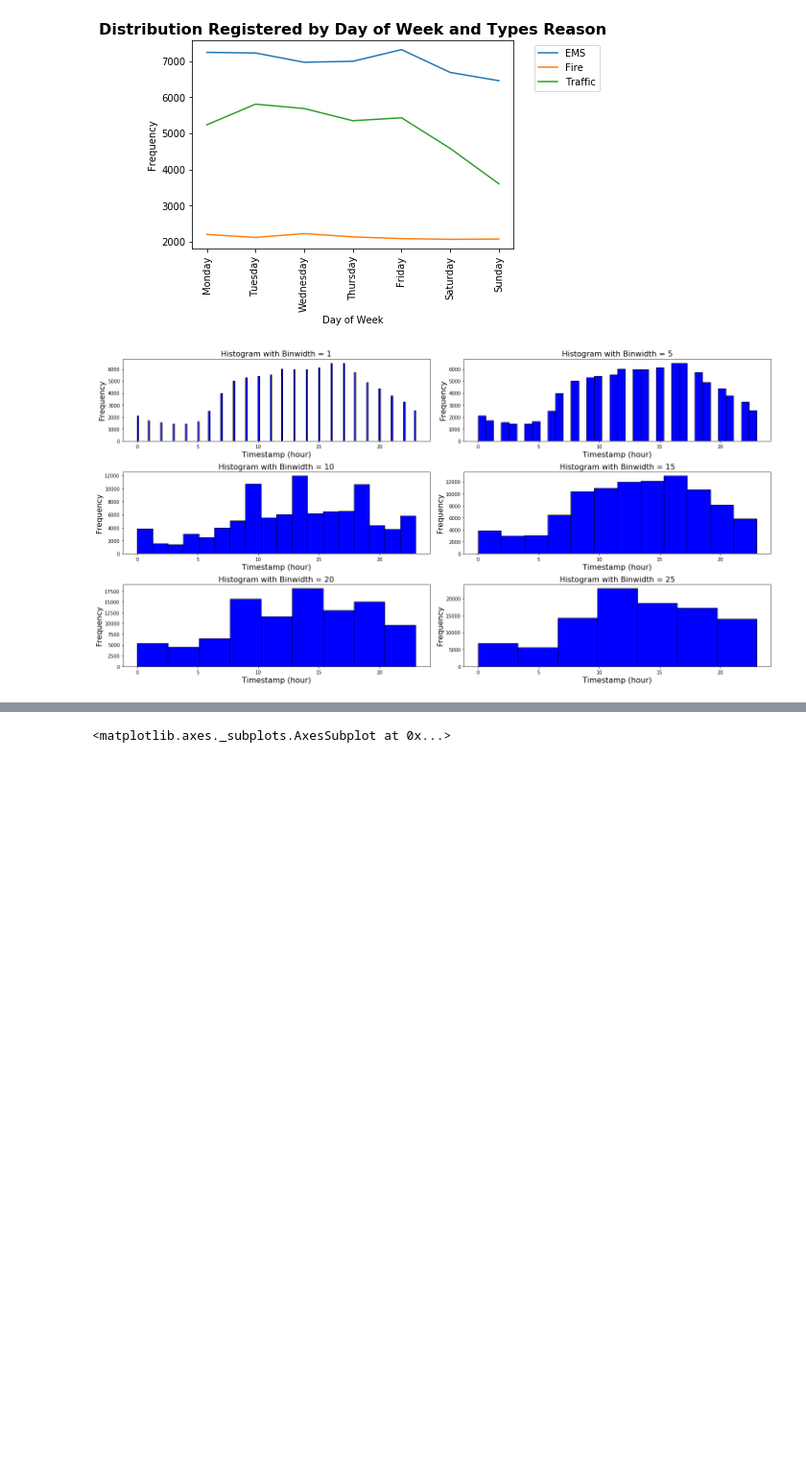
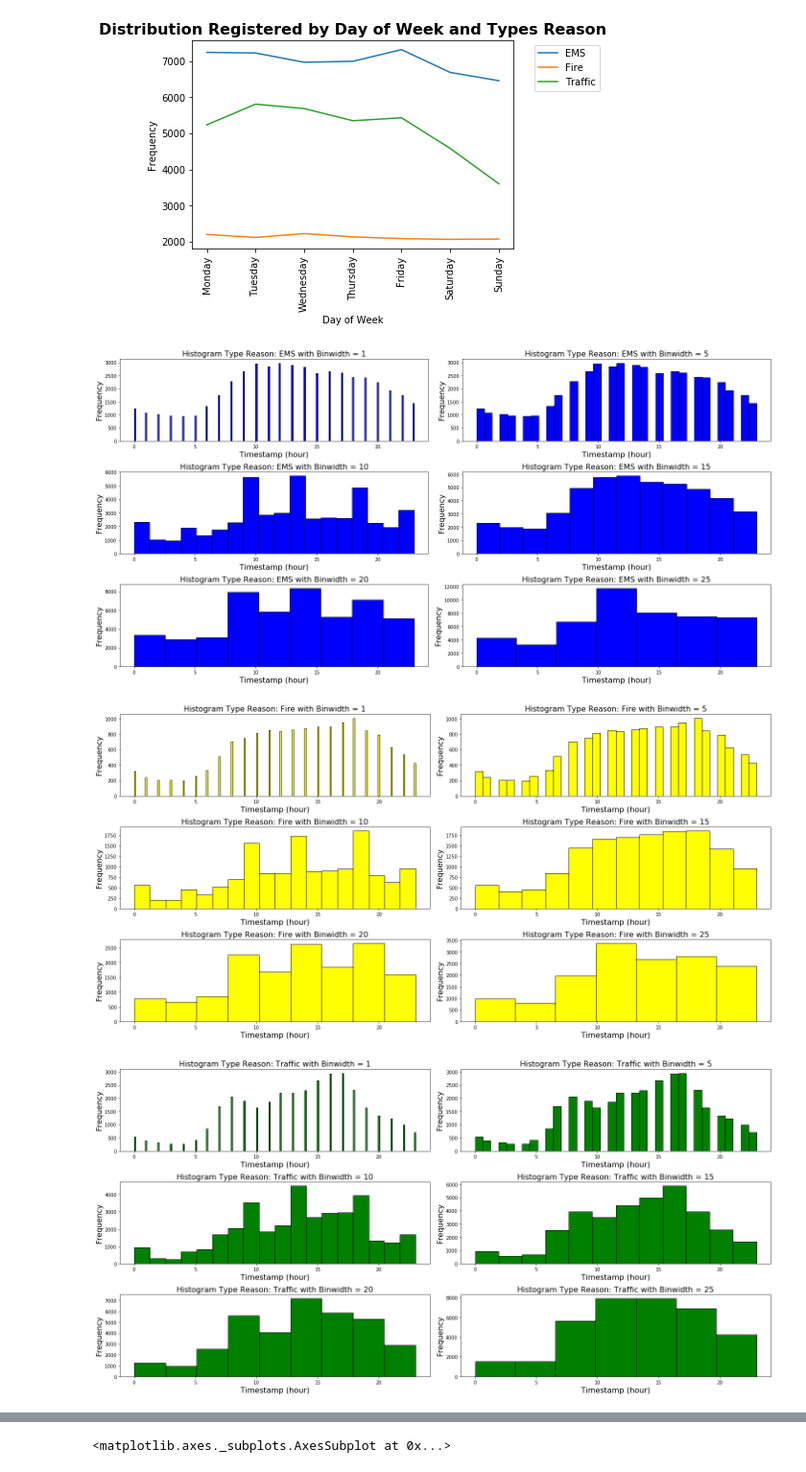
Before and after one commit to aabrantes/datascience, a Jupyter notebook: Trabalho_Apresentação.ipynb, the cells around one changed output, grey strips where cells are left out. Shown: that part at 96% size. Cells and saved outputs as stored; diff of their text form; code cells hidden in the pictures; blank space fills up the shorter version.

Commit message:
Adicionado histograma com 4 tipo de bins para cada Reason

```diff
--- a/Trabalho_Apresentação.ipynb
+++ b/Trabalho_Apresentação.ipynb
@@ -97,24 +98,33 @@ plt.show()
 # %% [output]
 [figure]
 # %%
-fig, ax = plt.subplots(figsize=(20, 10))
+# Histogram
+# Show 4 different binwidths
+for k, reason in enumerate(['EMS','Fire','Traffic']):
 
-# Show 4 different binwidths
-for i, binwidth in enumerate([1, 5, 10, 15, 20, 25]):
+    fig, ax = plt.subplots(figsize=(20, 10))
 
-    # Set up the plot
-    ax = plt.subplot(3, 2, i + 1)
+    c = ['blue','yellow','green']
 
-    # Draw the plot
-    ax.hist(df['Hour'], bins = int(180/binwidth),
-             color = 'blue', edgecolor = 'black')
+    for i, binwidth in enumerate([1, 5, 10, 15, 20, 25]):
 
-    # Title and labels
-    ax.set_title('Histogram with Binwidth = %d' % binwidth, size = 16)
-    ax.set_xlabel('Timestamp (hour)', size = 16)
-    ax.set_ylabel('Frequency', size= 16)
+        # Set up the plot
+        ax = plt.subplot(3, 2, i + 1)
 
-fig.tight_layout()
-plt.show()
+        data = df[df['Type'] == reason]['Hour']
+
+        # Draw the plot
+        ax.hist(data, bins = int(180/binwidth),
+                  color = c[k], edgecolor = 'black')
+
+        # Title and labels
+        ax.set_title('Histogram Type Reason: ' + reason + ' with Binwidth = %d' % binwidth, size = 16)
+        ax.set_xlabel('Timestamp (hour)', size = 16)
+        ax.set_ylabel('Frequency', size= 16)
+
+    fig.tight_layout()
+    plt.show()
 # %% [output]
-[figure, old version]
+[figure, new version]
+[figure, added]
+[figure, added]
```
Also changed, not shown: parts of 5 cells of this notebook.
